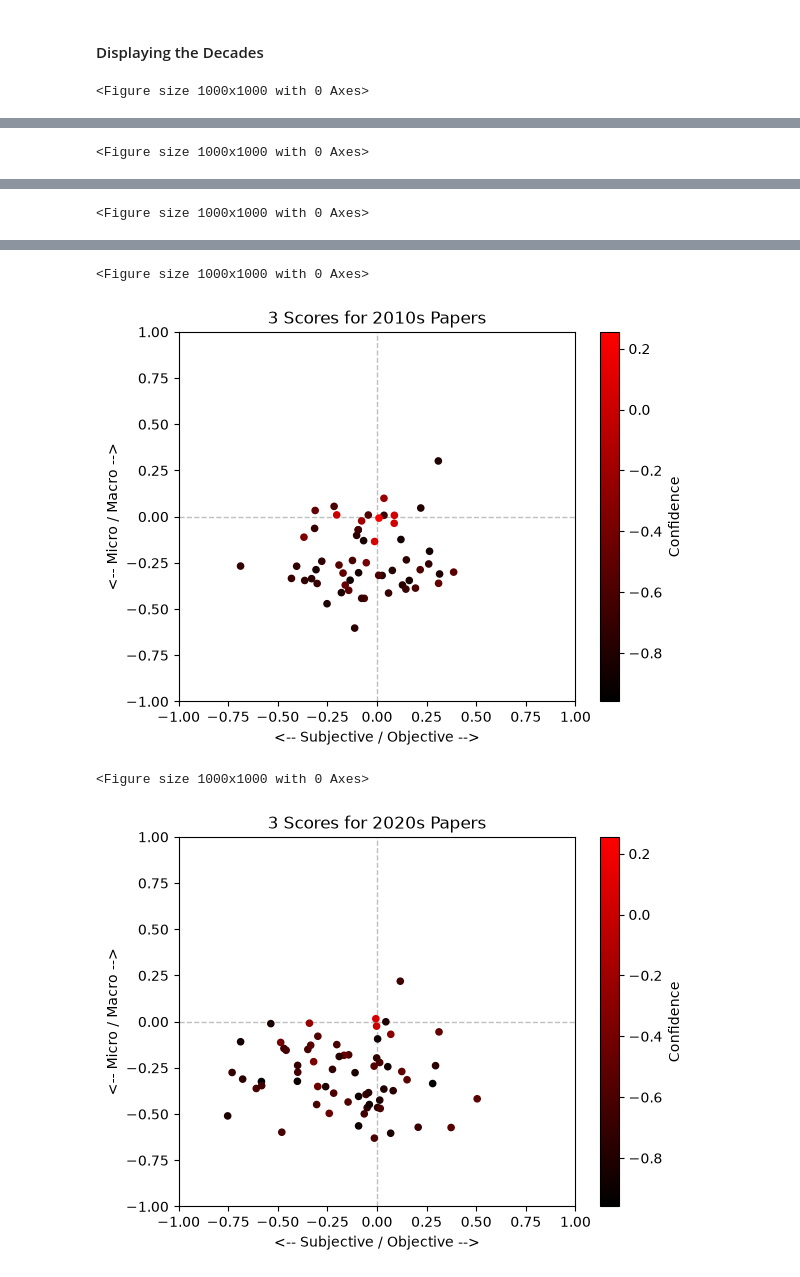
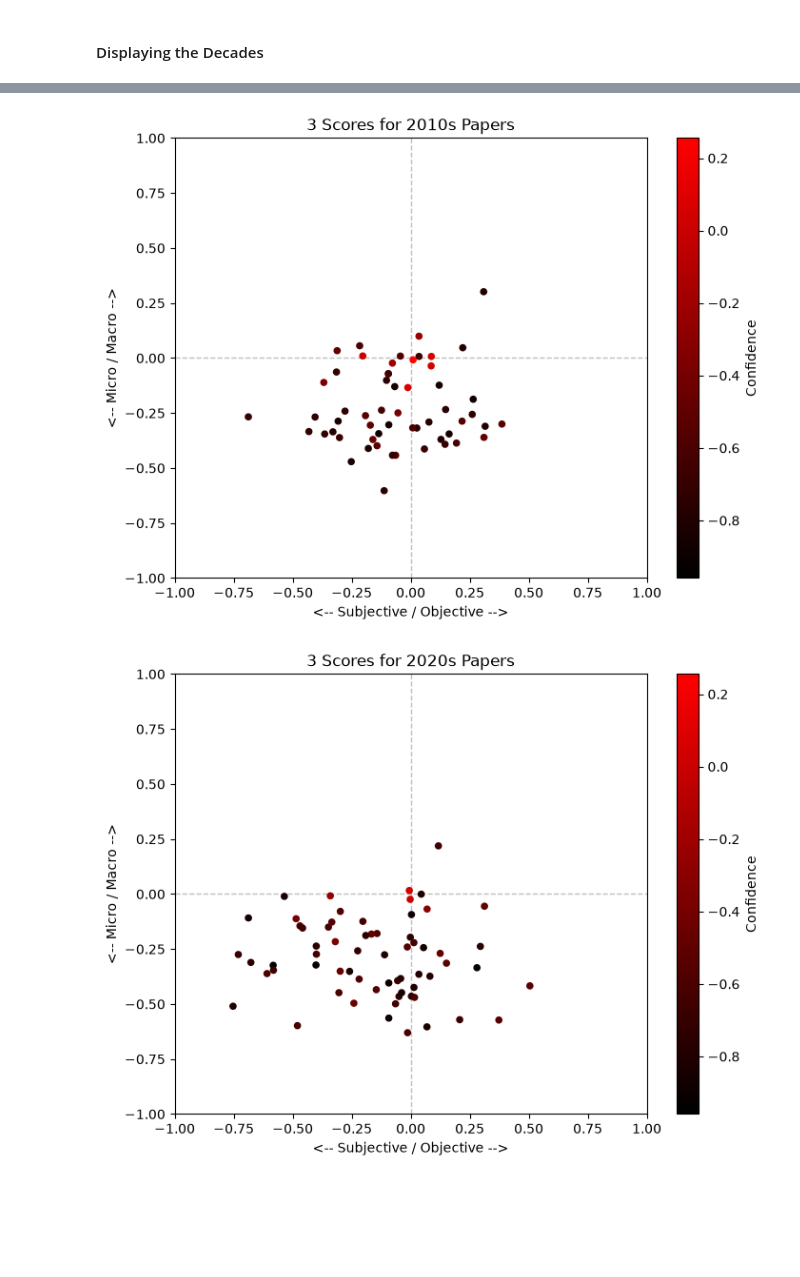
Before and after one commit to evancryan/explanatory-gap, a Jupyter notebook: scorer_model.ipynb, the cells around one changed output, grey strips where cells are left out. Saved outputs shown, nothing was run; the diff lists cells and outputs as text; code cells hidden in the pictures; blank space fills up the shorter version.

```diff
--- a/scorer_model.ipynb
+++ b/scorer_model.ipynb
@@ -113,7 +77,7 @@ Score: 0.8711240291595459
 # %% [markdown]
 ### Scoring based on 3 Scales
 # %%
-def provide_scores(abstract, l_list, paper_scores):
+def provide_scores(abstract, l_list, paper_temp):
     results = classifier(abstract, l_list, multi_label=True)
     score_dict = dict(zip(results["labels"], results["scores"]))
 
@@ -122,7 +86,7 @@ def provide_scores(abstract, l_list, paper_scores):
     #l_list[1]: Subjective, Micro, Insufficient
     #Objective - Subjective, Macro - Micro, Sufficient - Insufficient
 
-    paper_scores.append(val)
+    paper_temp.append(val)
 # %%
 all_paper_scores = []
 i = 0
@@ -131,10 +95,13 @@ print("Starting Zero-Shot evaluation...")
 for j, r in df.iterrows():
     abstr = r["Abstract"]
     year = r["Year"]
+    title = r["Title"]
     temp = [year]
 
     for ll in label_list:
         provide_scores(abstr, ll, temp)
+
+    temp.append(title)
 
     all_paper_scores.append(temp)
 
@@ -154,14 +134,12 @@ Success! All 174 papers scored
 # %%
-df_scores = pd.DataFrame(all_paper_scores)
-df_scores = df_scores.rename(columns={0: "Year", 1: "Focus", 2: "Magnitude", 3: "Confidence"})
+df_scores = pd.read_csv("scores.csv")
 print(df_scores.head())
 
 min_conf = df_scores["Confidence"].min()
 max_conf = df_scores["Confidence"].max()
 
-#df_scores.to_csv("all_papers_scores")
 
-plt.figure(figsize=(10,10))
+fig, ax = plt.subplots(figsize=(8,6))
 
 cmap = LinearSegmentedColormap.from_list("black_red", ["black", "red"])
 
@@ -171,7 +149,8 @@ df_scores.plot.scatter(x="Focus",
                        cmap=cmap, #or "inferno"
                        vmin=min_conf,
                        vmax=max_conf,
-                       sharex=False)
+                       sharex=False,
+                       ax=ax)
 
 plt.title("3 Scores for All Papers")
 plt.xlabel("<-- Subjective / Objective -->")
@@ -226,7 +211,7 @@ All together: 174
 #### Displaying the Decades
 # %%
 for i in range(len(decades)):
-    plt.figure(figsize=(10,10))
+    fig, ax = plt.subplots(figsize=(8,6))
 
     decades[i].plot.scatter(x="Focus",
                        y="Magnitude",
@@ -234,7 +219,8 @@ for i in range(len(decades)):
                        cmap=cmap,
                        vmin=min_conf,
                        vmax=max_conf,
-                       sharex=False)
+                       sharex=False,
+                       ax=ax)
 
     plt.title(f"3 Scores for {1980 + i * 10}s Papers")
     plt.xlabel("<-- Subjective / Objective -->")
@@ -248,4 +234,3 @@ for i in range(len(decades)):
 
     plt.show()
 # %% [output]
-<Figure size 1000x1000 with 0 Axes>
@@ -253 +237,0 @@ for i in range(len(decades)):
-<Figure size 1000x1000 with 0 Axes>
@@ -255 +238,0 @@ for i in range(len(decades)):
-<Figure size 1000x1000 with 0 Axes>
@@ -257,4 +240,2 @@ for i in range(len(decades)):
-<Figure size 1000x1000 with 0 Axes>
-[figure, old version]
+[figure, new version]
-<Figure size 1000x1000 with 0 Axes>
-[figure, old version]
+[figure, new version]
```
Also changed, not shown: parts of 6 cells of this notebook, 17 other files.
